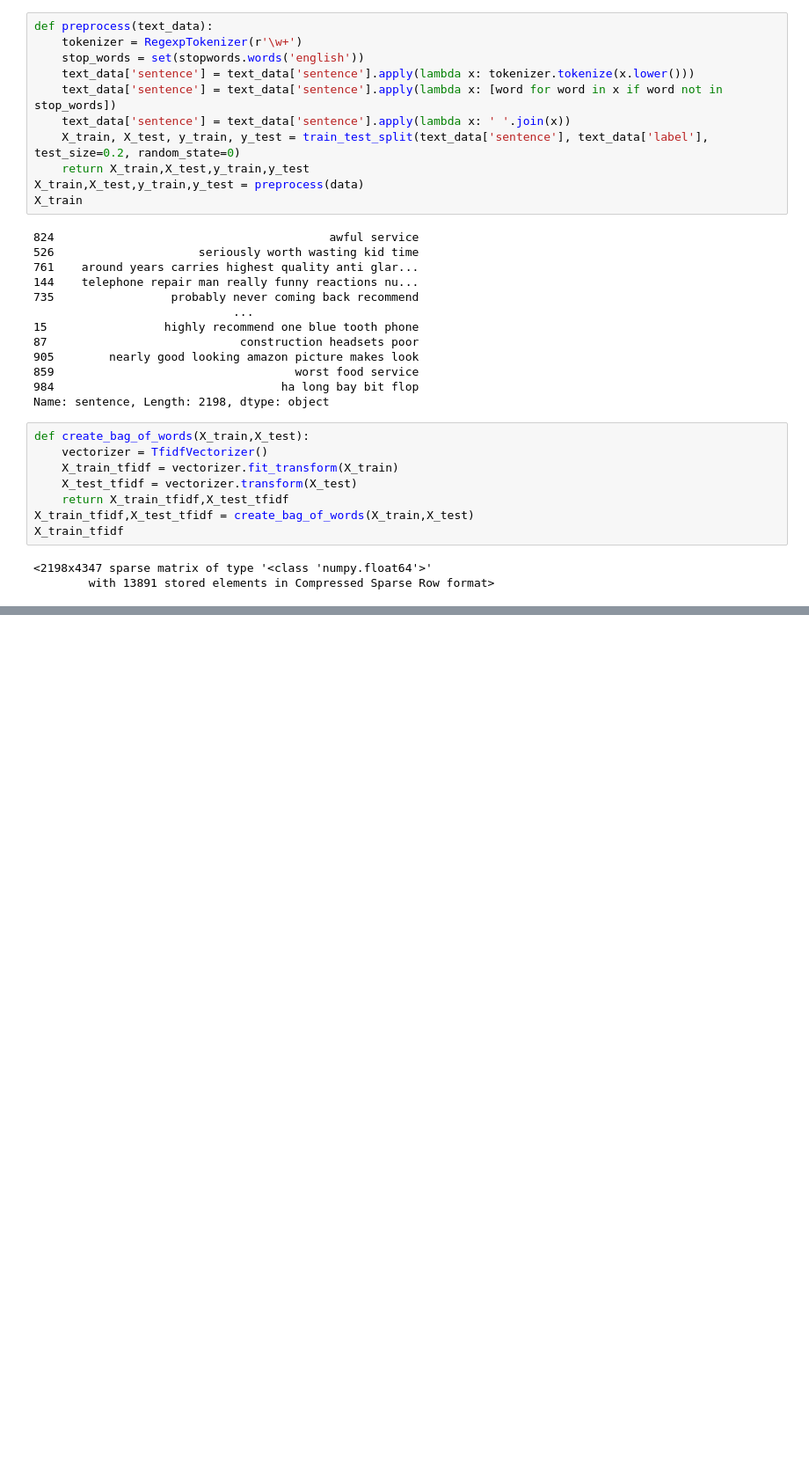
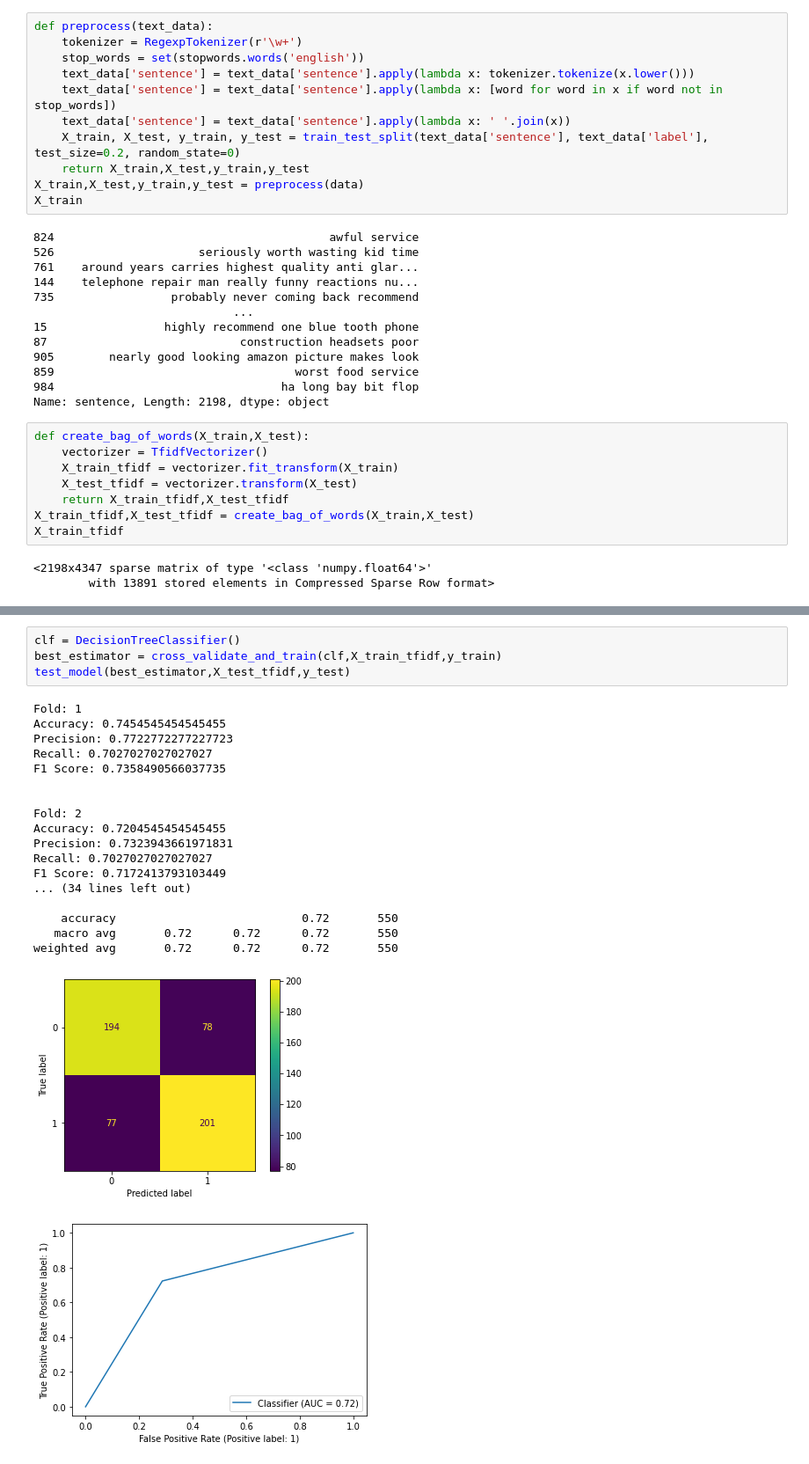
Before and after one commit to HertegKohar/cp423, a Jupyter notebook: A3/Assignment 3 Question 1/sentiment.ipynb, the cells around one changed output, grey strips where cells are left out. Shown at 88% size. Saved outputs shown, nothing was run; the diff lists cells and outputs as text; blank space fills up the shorter version.

```diff
--- a/A3/Assignment 3 Question 1/sentiment.ipynb
+++ b/A3/Assignment 3 Question 1/sentiment.ipynb
@@ -144,0 +188,24 @@ weighted avg       0.75      0.75      0.75       550
+# %%
+clf = DecisionTreeClassifier()
+best_estimator = cross_validate_and_train(clf,X_train_tfidf,y_train)
+test_model(best_estimator,X_test_tfidf,y_test)
+# %% [output]
+Fold: 1
+Accuracy: 0.7454545454545455
+Precision: 0.7722772277227723
+Recall: 0.7027027027027027
+F1 Score: 0.7358490566037735
+
+
+Fold: 2
+Accuracy: 0.7204545454545455
+Precision: 0.7323943661971831
+Recall: 0.7027027027027027
+F1 Score: 0.7172413793103449
+... (34 lines left out)
+
+    accuracy                           0.72       550
+   macro avg       0.72      0.72      0.72       550
+weighted avg       0.72      0.72      0.72       550
+[figure, added]
+[figure, added]
```
Also changed, not shown: parts of 5 cells of this notebook, 6 other files.
